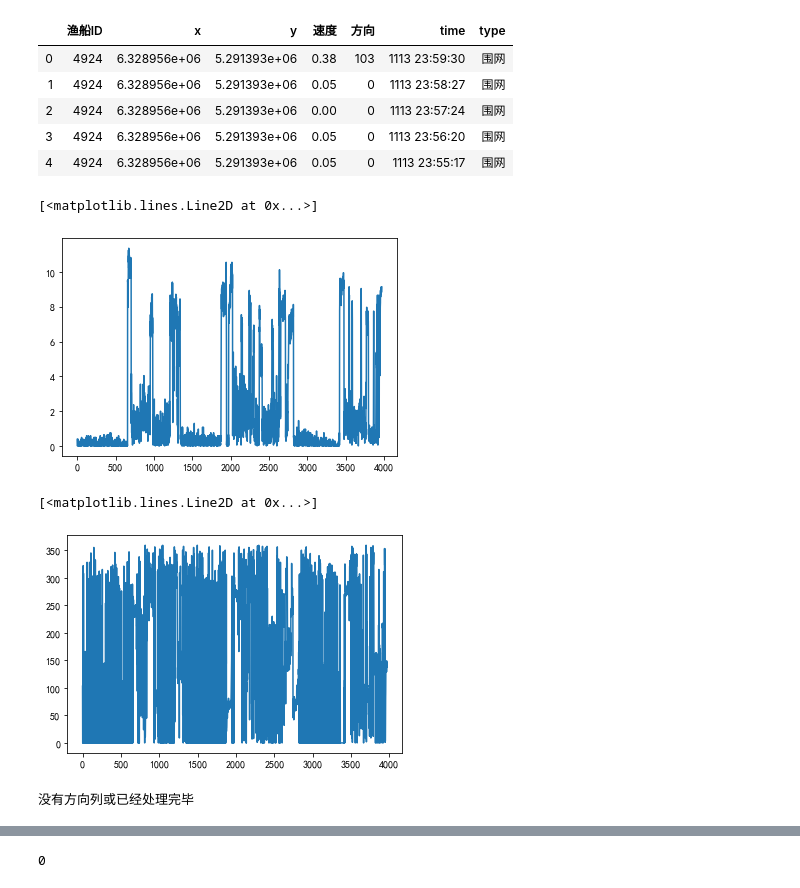
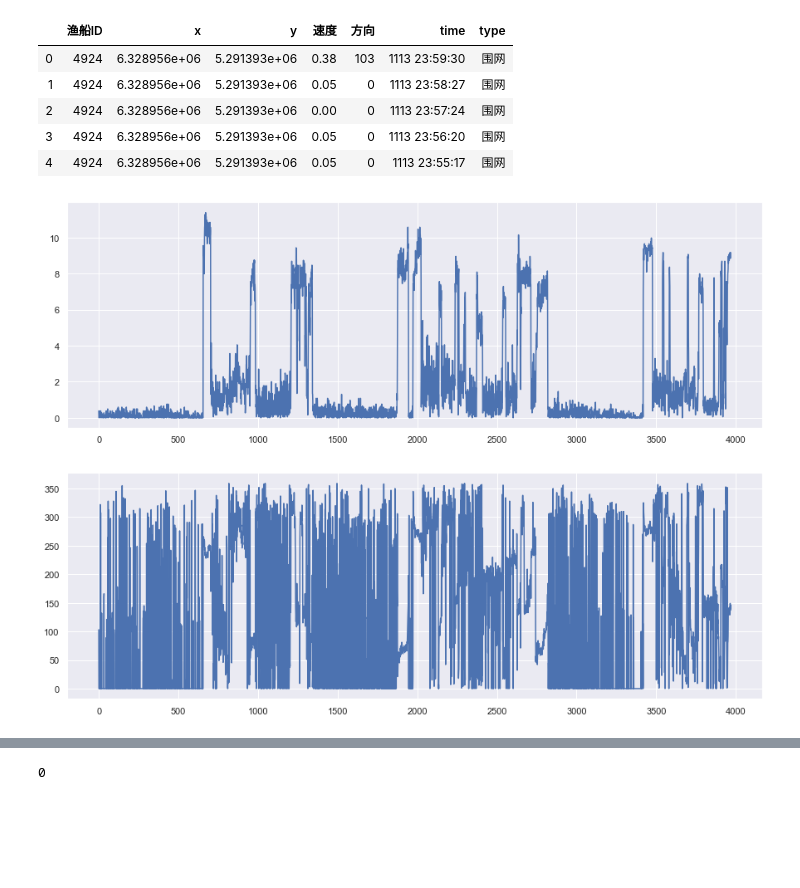
Before and after one commit to DrDavidS/Chinese_NER, a Jupyter notebook: tianchi/tianchi_ship_2019/working/001_data.ipynb, the cells around one changed output, grey strips where cells are left out. Drawn from its saved outputs; the diff is of its cells as text; code cells hidden in the pictures; blank space fills up the shorter version.

```diff
--- a/tianchi/tianchi_ship_2019/working/001_data.ipynb
+++ b/tianchi/tianchi_ship_2019/working/001_data.ipynb
@@ -17,3 +1,19 @@ test_path = '../../input/hy_round1_testA_20200102'
+# %%
+import gc
+import math
+import os
+
+import lightgbm as lgb
+import numpy as np
+import pandas as pd
+import matplotlib.pyplot as plt
+import seaborn as sns
+from sklearn import metrics
+from tqdm import tqdm, tqdm_notebook
+
+sns.set(style='darkgrid')
+train_path = '../../input/hy_round1_train_20200102'
+test_path = '../../input/hy_round1_testA_20200102'
 # %%
 train_files = os.listdir(train_path)
 test_files = os.listdir(test_path)
@@ -163,9 +172,9 @@ print(f"最短的report:{min_report}，文件是：{min_report_file}")
 # %% [markdown]
 ### 图片绘制
 # %%
-df = pd.read_csv(f'{train_path}/4924.csv')
-print(f"作业类型：{df['type'].unique()}")
-print(f"数据维度：{df.shape}")
+df_4924 = pd.read_csv(f'{train_path}/4924.csv')
+print(f"作业类型：{df_4924['type'].unique()}")
+print(f"数据维度：{df_4924.shape}")
 # %% [output]
 作业类型：['围网']
 数据维度：(3969, 7)
@@ -178,17 +187,13 @@ df.head()
 | 2 | 4924 | 6.328956e+06 | 5.291393e+06 | 0.00 | 0 | 1113 23:57:24 | 围网 |
 | 3 | 4924 | 6.328956e+06 | 5.291393e+06 | 0.05 | 0 | 1113 23:56:20 | 围网 |
 | 4 | 4924 | 6.328956e+06 | 5.291393e+06 | 0.05 | 0 | 1113 23:55:17 | 围网 |
-# %%
-plt.plot(df['速度'])
-# %% [output]
-[<matplotlib.lines.Line2D at 0x...>]
-[figure, removed]
-# %%
-# 此方向无意义
-plt.plot(df['方向'])
-# %% [output]
-[<matplotlib.lines.Line2D at 0x...>]
-[figure, removed]
+# %%
+plt.figure(figsize=(15, 11))
+for i, col in enumerate(df_4924[['速度', '方向']].columns):
+    plt.subplot(2, 1, i + 1)
+    plt.plot(df_4924[col])
+# %% [output]
+[figure, added]
 # %%
 def df_angle_handle(dataframe):
     if '方向' in dataframe.columns:
@@ -203,7 +208,3 @@ def df_angle_handle(dataframe):
     else:
         print("没有方向列或已经处理完毕")
     return dataframe
-# %%
-df = df_angle_handle(df)
-# %% [output]
-没有方向列或已经处理完毕
```
Also changed, not shown: parts of 38 cells of this notebook, 1 other file.
